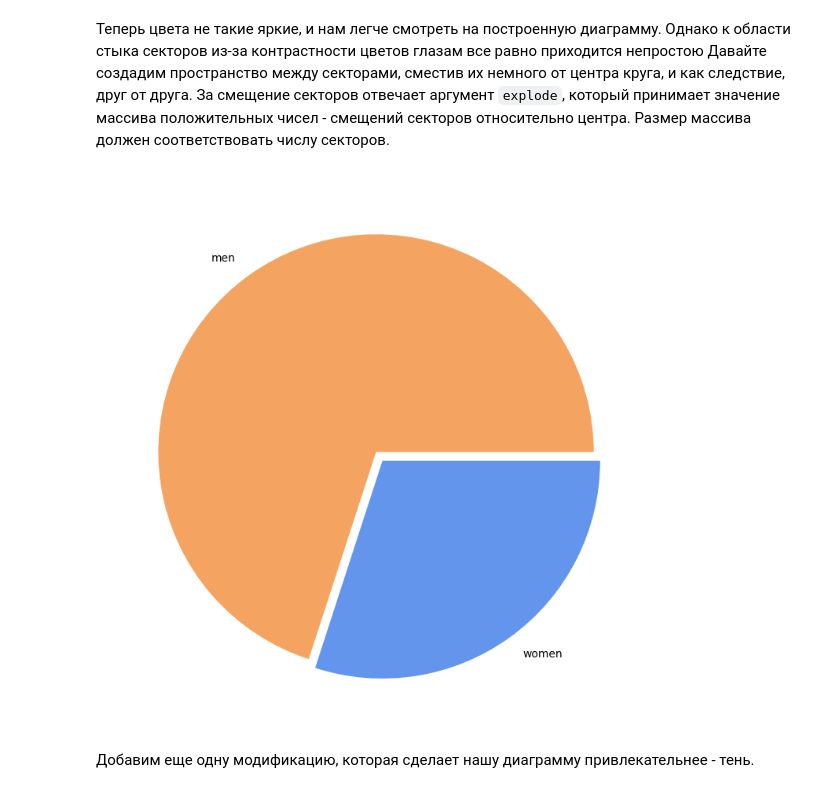
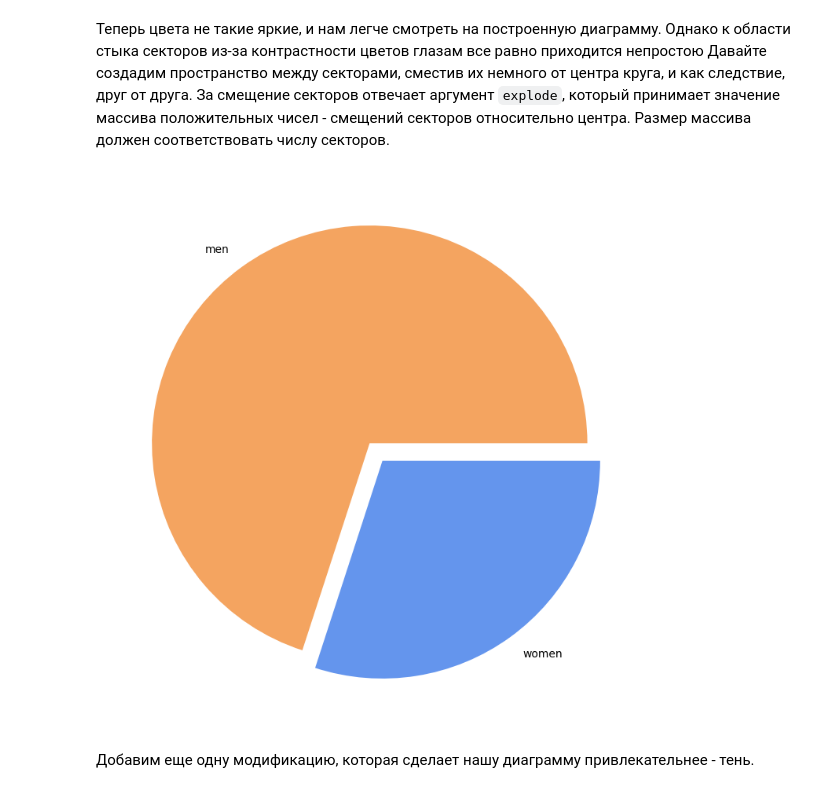
Before and after one commit to EvgrafovMichail/python_mipt_dafe, a Jupyter notebook: lessons/sem2_lesson08/sem8_313/sem8_matplotlib_diagrams.ipynb, the cells around one changed output. Cells and saved outputs as stored; diff of their text form; code cells hidden in the pictures.

```diff
--- a/lessons/sem2_lesson08/sem8_313/sem8_matplotlib_diagrams.ipynb
+++ b/lessons/sem2_lesson08/sem8_313/sem8_matplotlib_diagrams.ipynb
@@ -54,15 +57,15 @@ plt.show()
 # %%
 figure, axis = plt.subplots(figsize=(9, 9))
 
 axis.pie(
     counts,
-    explode=[0, 0.05],
+    explode=[0.05, 0.05],
     labels=labels,
     colors=["sandybrown", "cornflowerblue"],
 )
 plt.show()
 # %% [output]
-[figure, old version]
+[figure, new version]
 # %% [markdown]
 Добавим еще одну модификацию, которая сделает нашу диаграмму привлекательнее - тень.
 # %%
```
Also changed, not shown: parts of 8 cells of this notebook, 18 other files.
